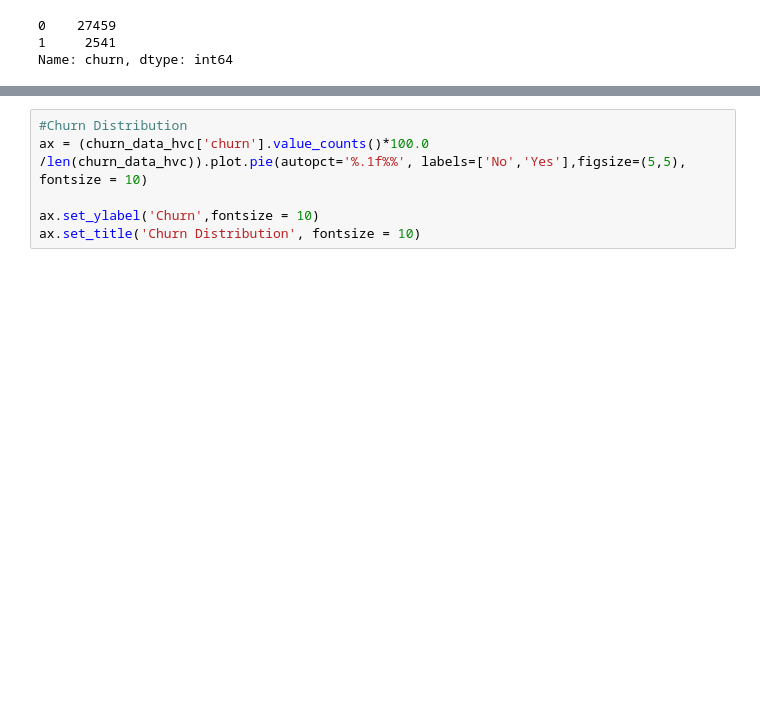
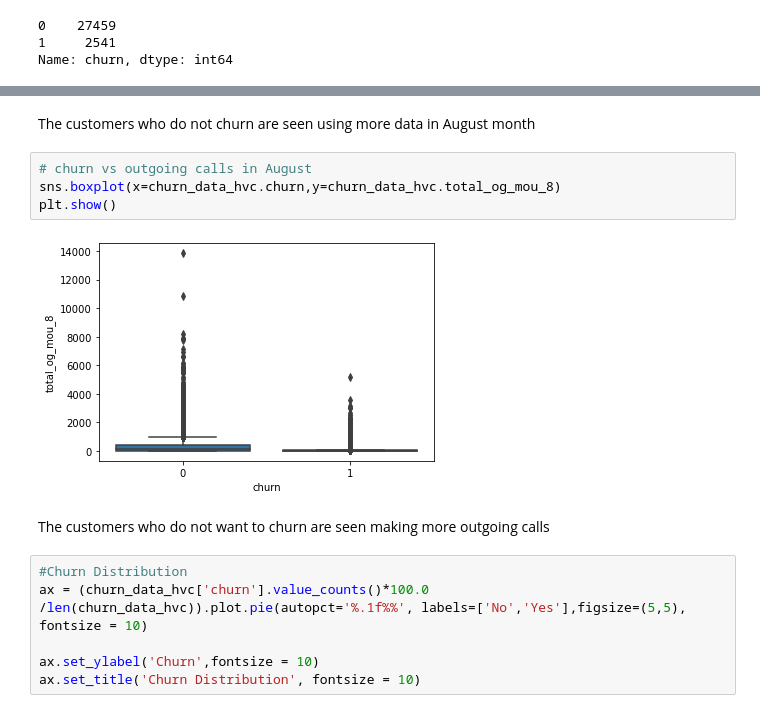
Before and after one commit to raghaven97/Telecom-Churn, a Jupyter notebook: churnCaseStudyVishalKhialani.ipynb, the cells around one changed output, grey strips where cells are left out. Saved outputs shown, nothing was run; the diff lists cells and outputs as text; blank space fills up the shorter version.

```diff
--- a/churnCaseStudyVishalKhialani.ipynb
+++ b/churnCaseStudyVishalKhialani.ipynb
@@ -330,3 +372,13 @@ Name: churn, dtype: int64
+# %% [markdown]
+The customers who do not churn are seen using more data in August month
+# %%
+# churn vs outgoing calls in August
+sns.boxplot(x=churn_data_hvc.churn,y=churn_data_hvc.total_og_mou_8)
+plt.show()
+# %% [output]
+[figure, added]
+# %% [markdown]
+The customers who do not want to churn are seen making more outgoing calls
 # %%
 #Churn Distribution
 ax = (churn_data_hvc['churn'].value_counts()*100.0 /len(churn_data_hvc)).plot.pie(autopct='%.1f%%', labels=['No','Yes'],figsize=(5,5), fontsize = 10)
```
Also changed, not shown: parts of 34 cells of this notebook.
